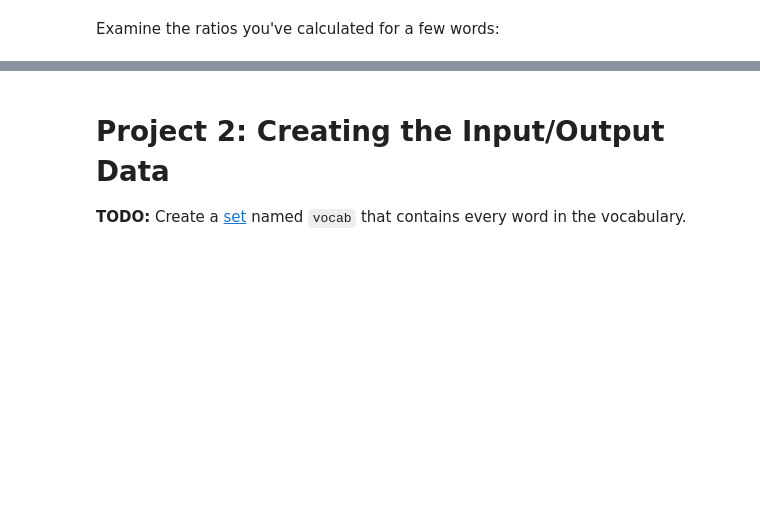
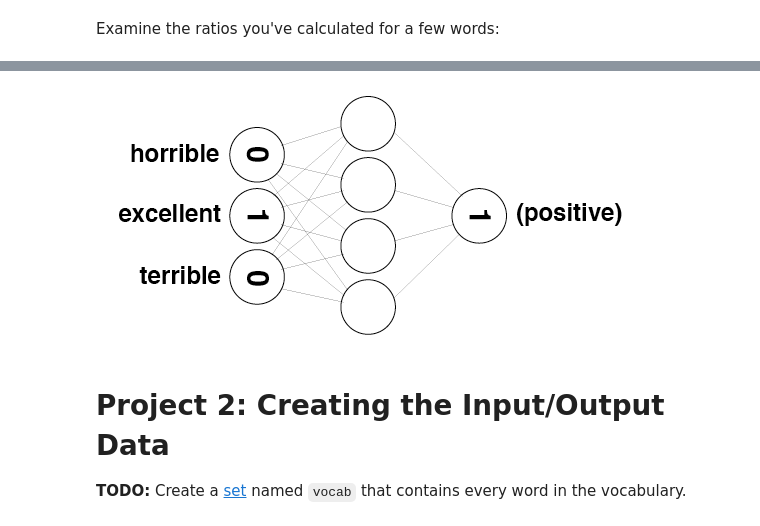
Before and after one commit to rbuerki/projects-dl, a Jupyter notebook: sentiment_analysis_from_scratch/sentiment_classification_movie-reviews.ipynb, the cells around one changed output, grey strips where cells are left out. Saved outputs shown, nothing was run; the diff lists cells and outputs as text; code cells hidden in the pictures; blank space fills up the shorter version.

```diff
--- a/sentiment_analysis_from_scratch/sentiment_classification_movie-reviews.ipynb
+++ b/sentiment_analysis_from_scratch/sentiment_classification_movie-reviews.ipynb
@@ -253,7 +283,8 @@ Image(filename='sentiment_network.png')
 # %%
 review = "The movie was excellent"
-
-Image(filename='sentiment_network_pos.png')
+Image(filename='pics/sentiment_network_pos.png')
+# %% [output]
+[figure, added]
 # %% [markdown]
 # Project 2: Creating the Input/Output Data<a id='project_2'></a>
 
```
Also changed, not shown: parts of 22 cells of this notebook.
